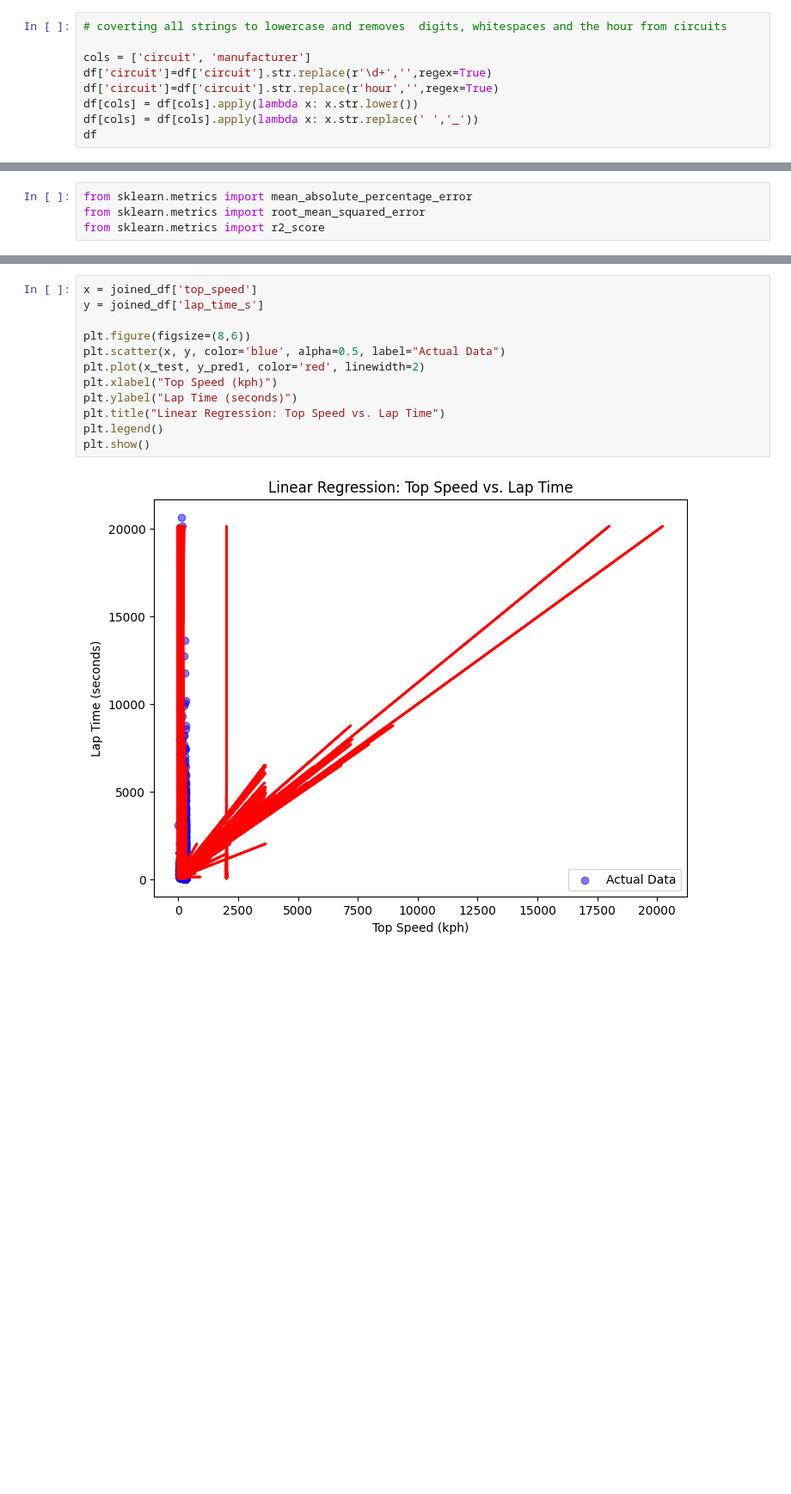
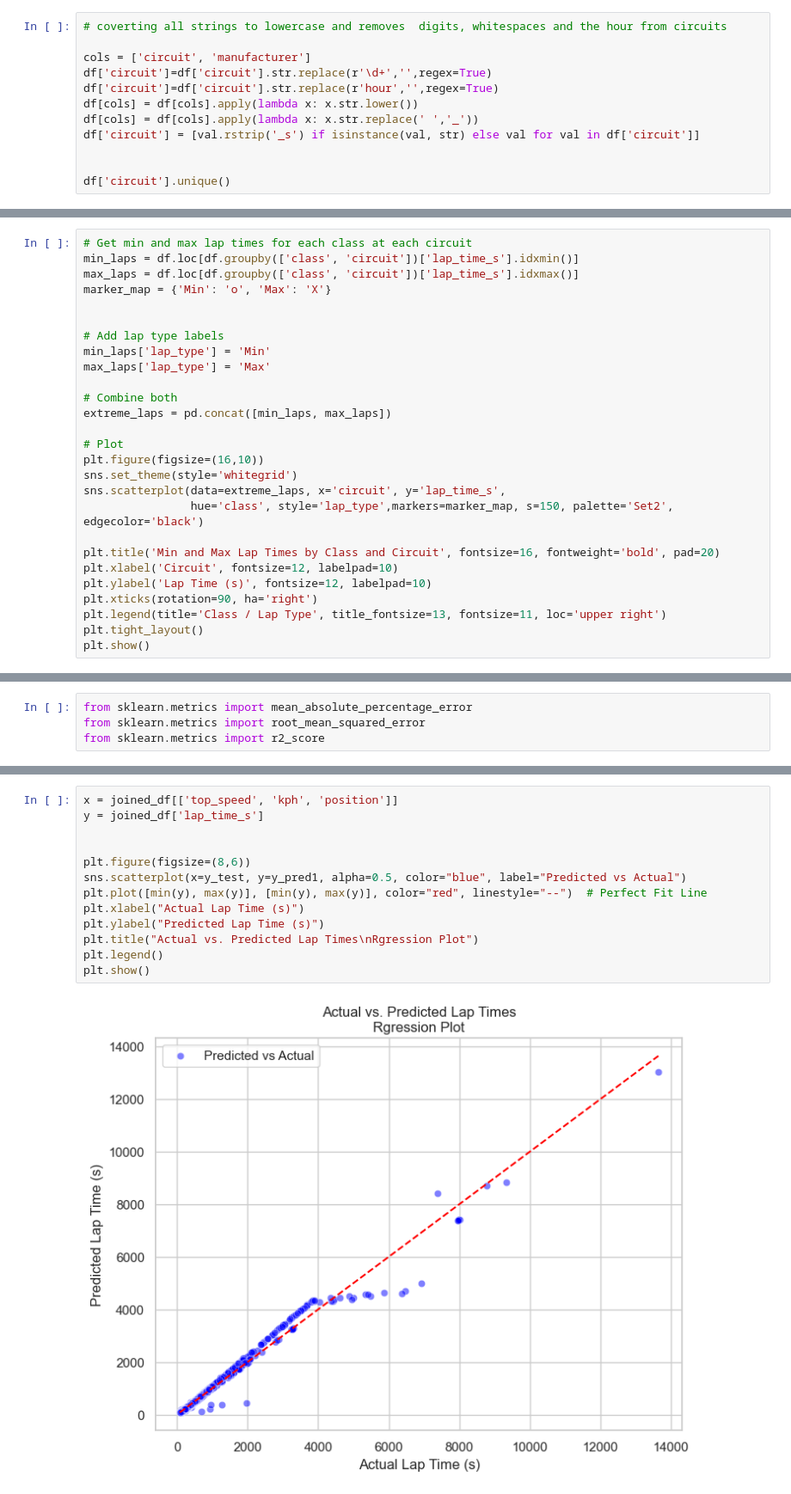
Before and after one commit to JoeVA2020/ML_Projects, a Jupyter notebook: RaceData/Lap_Time_Prediction.ipynb, the cells around one changed output, grey strips where cells are left out. Shown at 86% size. Drawn from its saved outputs; the diff is of its cells as text; blank space fills up the shorter version.

```diff
--- a/RaceData/Lap_Time_Prediction.ipynb
+++ b/RaceData/Lap_Time_Prediction.ipynb
@@ -382,5 +389,8 @@ df['circuit']=df['circuit'].str.replace(r'\d+','',regex=True)
 df['circuit']=df['circuit'].str.replace(r'hour','',regex=True)
 df[cols] = df[cols].apply(lambda x: x.str.lower())
 df[cols] = df[cols].apply(lambda x: x.str.replace(' ','_'))
-df
+df['circuit'] = [val.rstrip('_s') if isinstance(val, str) else val for val in df['circuit']]
+
+
+df['circuit'].unique()
 # %% [output]
@@ -572,0 +602,27 @@ plt.show()
+# %%
+# Get min and max lap times for each class at each circuit
+min_laps = df.loc[df.groupby(['class', 'circuit'])['lap_time_s'].idxmin()]
+max_laps = df.loc[df.groupby(['class', 'circuit'])['lap_time_s'].idxmax()]
+marker_map = {'Min': 'o', 'Max': 'X'}
+
+
+# Add lap type labels
+min_laps['lap_type'] = 'Min'
+max_laps['lap_type'] = 'Max'
+
+# Combine both
+extreme_laps = pd.concat([min_laps, max_laps])
+
+# Plot
+plt.figure(figsize=(16,10))
+sns.set_theme(style='whitegrid')
+sns.scatterplot(data=extreme_laps, x='circuit', y='lap_time_s',
+                hue='class', style='lap_type',markers=marker_map, s=150, palette='Set2', edgecolor='black')
+
+plt.title('Min and Max Lap Times by Class and Circuit', fontsize=16, fontweight='bold', pad=20)
+plt.xlabel('Circuit', fontsize=12, labelpad=10)
+plt.ylabel('Lap Time (s)', fontsize=12, labelpad=10)
+plt.xticks(rotation=90, ha='right')
+plt.legend(title='Class / Lap Type', title_fontsize=13, fontsize=11, loc='upper right')
+plt.tight_layout()
+plt.show()
@@ -737,14 +807,15 @@ R2_Score : 0.9215720791052433
 # %%
-x = joined_df['top_speed']
+x = joined_df[['top_speed', 'kph', 'position']]
 y = joined_df['lap_time_s']
 
+
 plt.figure(figsize=(8,6))
-plt.scatter(x, y, color='blue', alpha=0.5, label="Actual Data")
-plt.plot(x_test, y_pred1, color='red', linewidth=2)
-plt.xlabel("Top Speed (kph)")
-plt.ylabel("Lap Time (seconds)")
-plt.title("Linear Regression: Top Speed vs. Lap Time")
+sns.scatterplot(x=y_test, y=y_pred1, alpha=0.5, color="blue", label="Predicted vs Actual")
+plt.plot([min(y), max(y)], [min(y), max(y)], color="red", linestyle="--")  # Perfect Fit Line
+plt.xlabel("Actual Lap Time (s)")
+plt.ylabel("Predicted Lap Time (s)")
+plt.title("Actual vs. Predicted Lap Times\nRgression Plot")
 plt.legend()
 plt.show()
 # %% [output]
-[figure, old version]
+[figure, new version]
```
Also changed, not shown: parts of 36 cells of this notebook.
